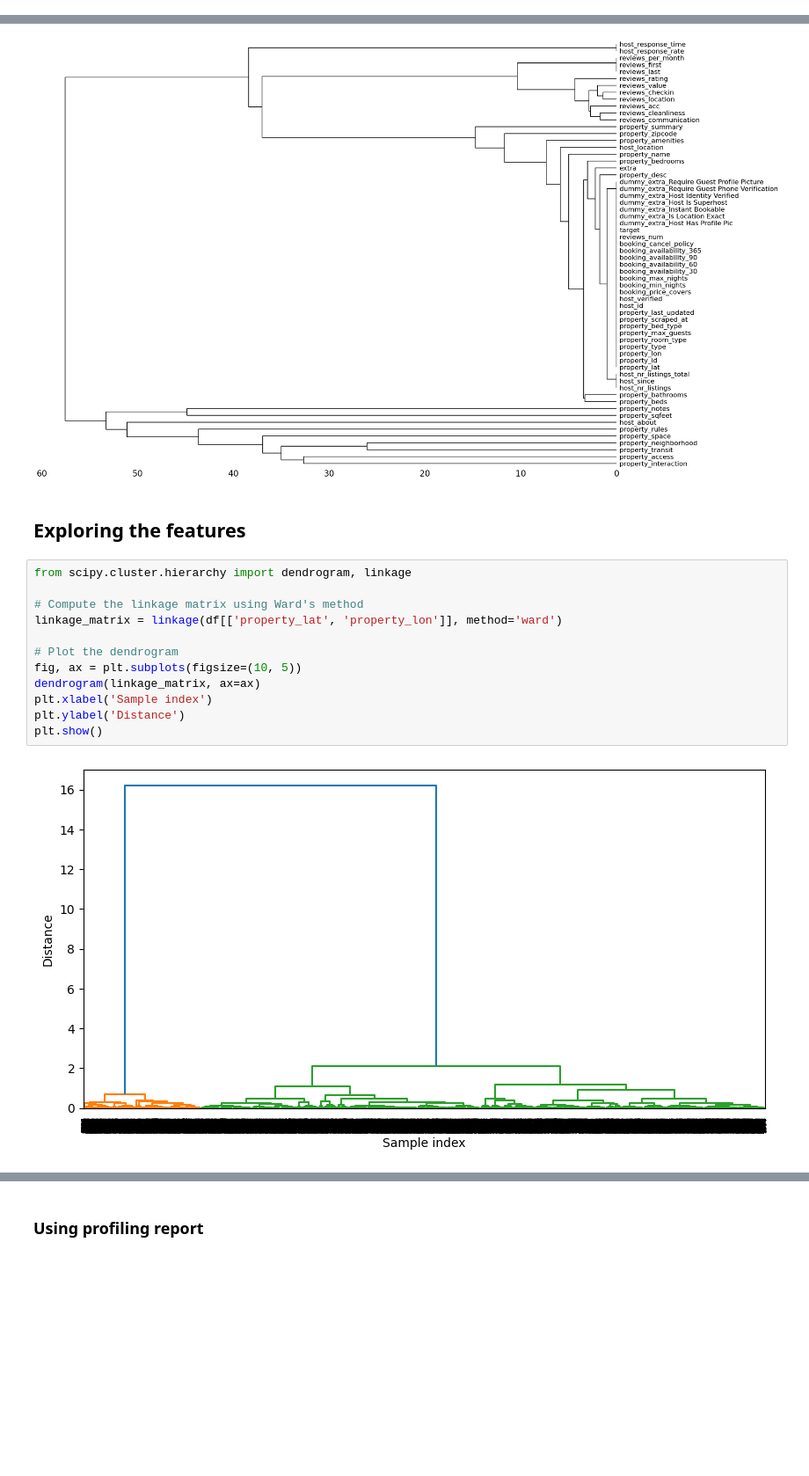
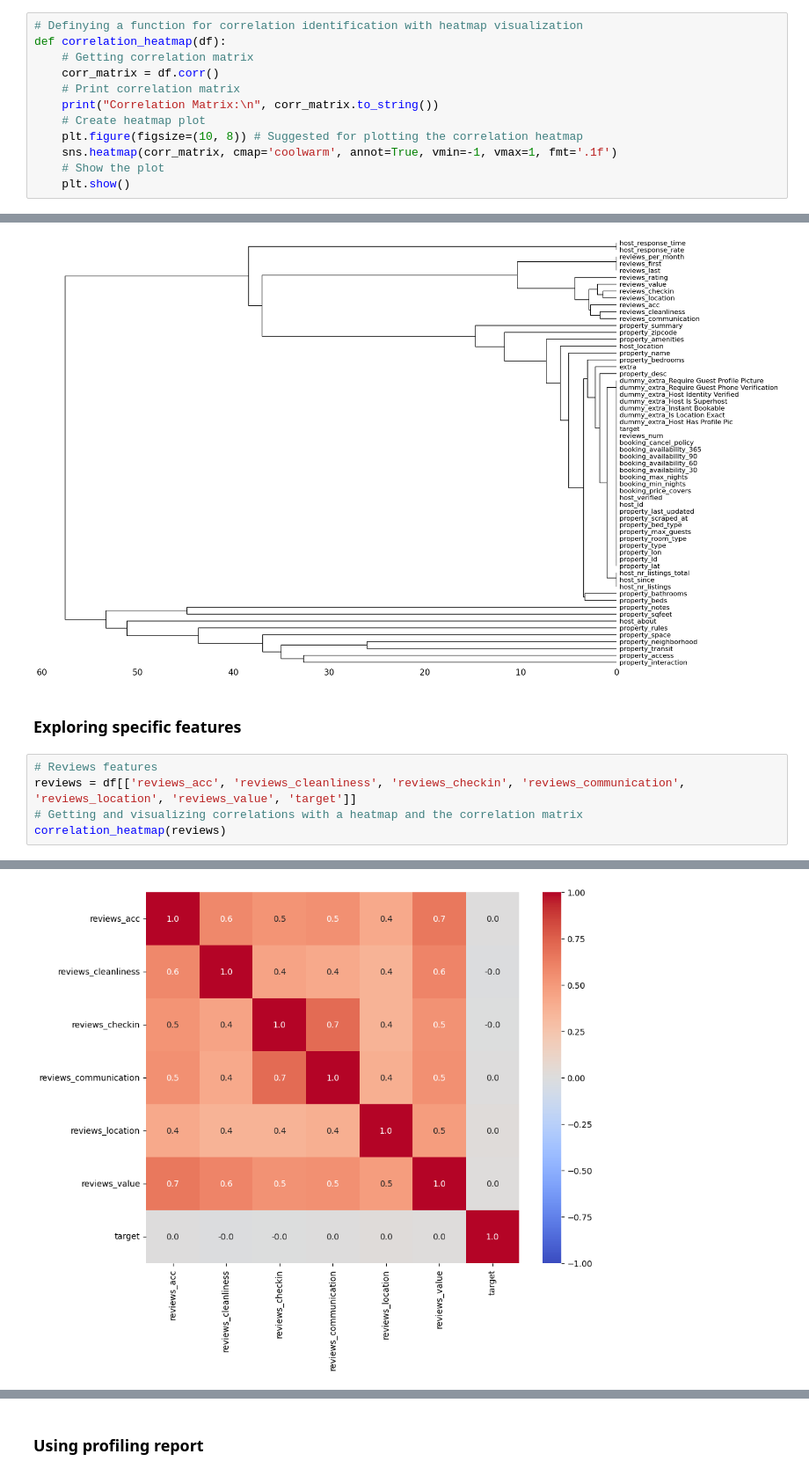
Before and after one commit to davidfrostcruz/advance_analytics, a Jupyter notebook: assignment_tabular_data.ipynb, the cells around one changed output, grey strips where cells are left out. Shown at 88% size. Saved outputs shown, nothing was run; the diff lists cells and outputs as text; blank space fills up the shorter version.

```diff
--- a/assignment_tabular_data.ipynb
+++ b/assignment_tabular_data.ipynb
@@ -228,3 +228,15 @@ def univariate_plotting(df, feature):
 
 # # Usage example
 # plot_distribution(df, numerical_features, categorical_features)
+# %%
+# Definying a function for correlation identification with heatmap visualization
+def correlation_heatmap(df):
+    # Getting correlation matrix
+    corr_matrix = df.corr()
+    # Print correlation matrix
+    print("Correlation Matrix:\n", corr_matrix.to_string())
+    # Create heatmap plot
+    plt.figure(figsize=(10, 8)) # Suggested for plotting the correlation heatmap
+    sns.heatmap(corr_matrix, cmap='coolwarm', annot=True, vmin=-1, vmax=1, fmt='.1f')
+    # Show the plot
+    plt.show()
@@ -618,18 +643,10 @@ msno.dendrogram(df)
 [figure]
 [figure]
 # %% [markdown]
-## Exploring the features
+### Exploring specific features
-# %%
-from scipy.cluster.hierarchy import dendrogram, linkage
-
-# Compute the linkage matrix using Ward's method
-linkage_matrix = linkage(df[['property_lat', 'property_lon']], method='ward')
-
-# Plot the dendrogram
-fig, ax = plt.subplots(figsize=(10, 5))
-dendrogram(linkage_matrix, ax=ax)
-plt.xlabel('Sample index')
-plt.ylabel('Distance')
-plt.show()
-# %% [output]
-[figure, removed]
+# %%
+# Reviews features
+reviews = df[['reviews_acc', 'reviews_cleanliness', 'reviews_checkin', 'reviews_communication', 'reviews_location', 'reviews_value', 'target']]
+# Getting and visualizing correlations with a heatmap and the correlation matrix
+correlation_heatmap(reviews)
+# %% [output]
@@ -635,0 +662 @@ plt.show()
+[figure, added]
```
Also changed, not shown: parts of 26 cells of this notebook.
